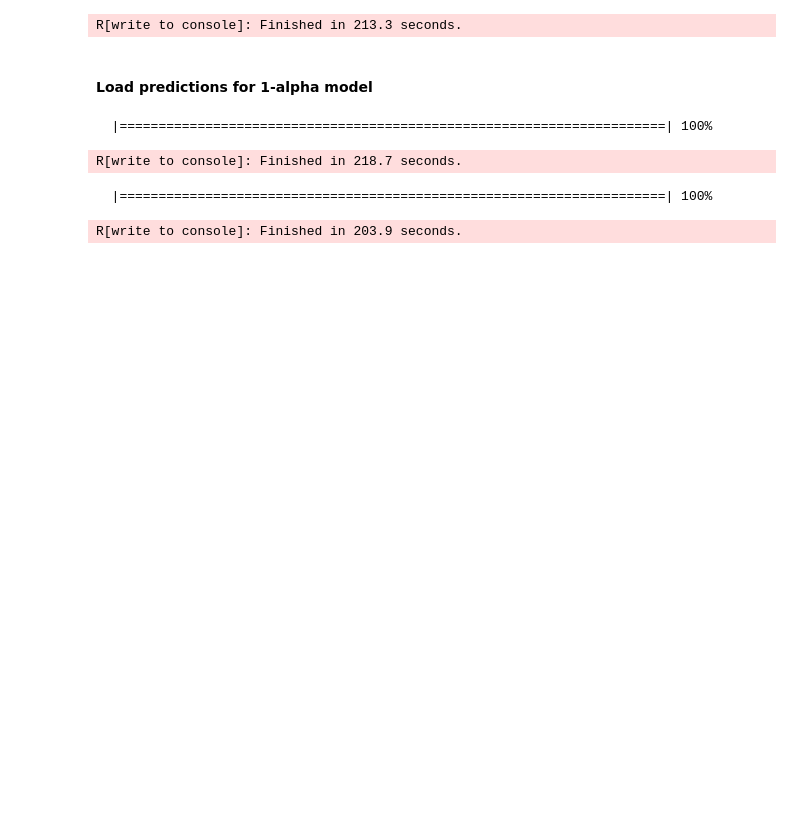
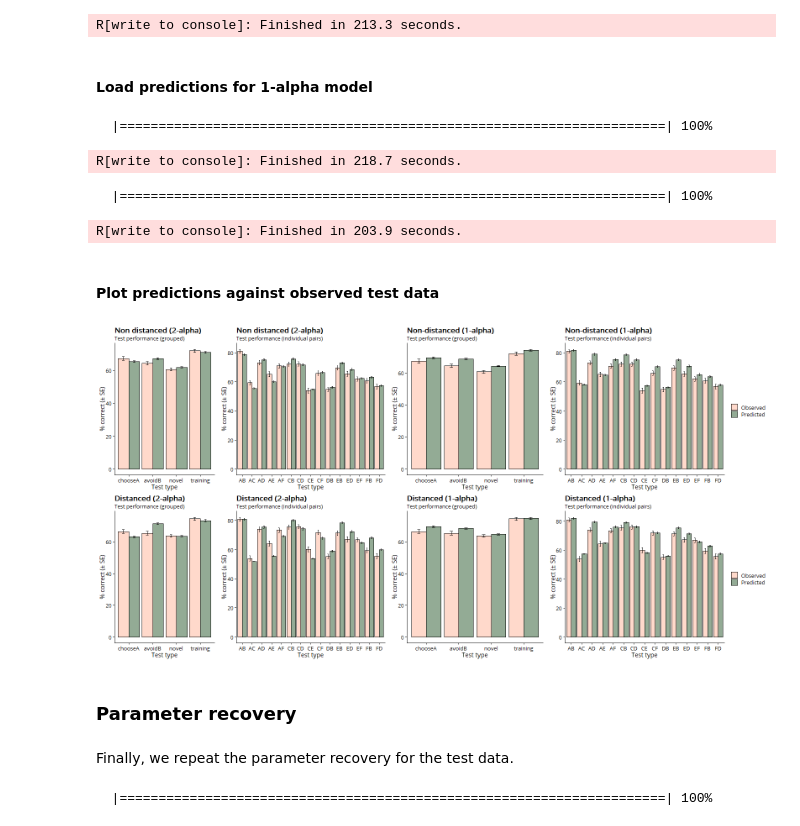
Before and after one commit to qdercon/pstpipeline, a Jupyter notebook: notebooks/model_fitting_vb.ipynb, the cells around one changed output. Saved outputs shown, nothing was run; the diff lists cells and outputs as text; code cells hidden in the pictures; blank space fills up the shorter version.

Commit message:
ppcs and parameter recovery

```diff
--- a/notebooks/model_fitting_vb.ipynb
+++ b/notebooks/model_fitting_vb.ipynb
@@ -510,3 +509,5 @@ obs_df_preds_dis_1a <- pstpipeline::get_preds_by_chain(
 R[write to console]: Finished in 218.7 seconds.
   |======================================================================| 100%
 R[write to console]: Finished in 203.9 seconds.
+# %% [markdown]
+#### Plot predictions against observed test data
@@ -512,0 +543,55 @@ R[write to console]: Finished in 203.9 seconds.
+# %%
+%%R
+grp_names <- c("nd_2a", "nd_1a", "dis_2a", "dis_1a")
+grp_titles <- c("Non distanced (2-alpha)", "Non-distanced (1-alpha)",
+                "Distanced (2-alpha)", "Distanced (1-alpha)")
+pred_plt_list_test <- vector("list", 4)
+
+for (grp in grp_names) {
+    num <- which(grp_names == grp)
+    pred_plts <- pstpipeline::plot_ppc(
+        test_perf = list(obs_df_preds_test[[grp]]$indiv_obs_df,
+                         list(), list(c("all"), "individual")),
+        group_title = grp_titles[num],
+        font = "Open Sans", font_size = 11,
+        legend_pos = ifelse((num %% 2) != 0, "none", "right")
+    )
+    pred_plt_list_test[[grp]] <- pred_plts[[1]]
+}
+# %%
+%%R -w 16 -h 8 --units in -r 100
+cowplot::plot_grid(
+    pred_plt_list_test$nd_2a,
+    pred_plt_list_test$nd_1a,
+    pred_plt_list_test$dis_2a,
+    pred_plt_list_test$dis_1a,
+    nrow = 2,
+    ncol = 2,
+    rel_widths = c(1,1.3)
+)
+# %% [output]
+[figure, added]
+# %% [markdown]
+### Parameter recovery
+# %% [markdown]
+Finally, we repeat the parameter recovery for the test data.
+# %%
+%%R
+test_sim_2a <- pstpipeline::simulate_QL(
+    sample_size = 100,
+    test = TRUE,
+    alpha_pos_dens = c(shape = 2, scale = 0.1),
+    alpha_neg_dens = c(shape = 2, scale = 0.1),
+    beta_dens = c(mean = 3, sd = 1)
+)
+test_sim_1a <- pstpipeline::simulate_QL(
+    sample_size = 100,
+    test = TRUE,
+    gain_loss = FALSE,
+    alpha_dens = c(shape = 2, scale = 0.1),
+    beta_dens = c(mean = 3, sd = 1)
+)
+saveRDS(test_sim_2a, "outputs/cmdstan/2a/model_fits/simulated_data/test_2a_sim.RDS")
+saveRDS(test_sim_1a, "outputs/cmdstan/1a/model_fits/simulated_data/test_1a_sim.RDS")
+# %% [output]
+  |======================================================================| 100%
```
Also changed, not shown: parts of 11 cells of this notebook, 7 other files.
